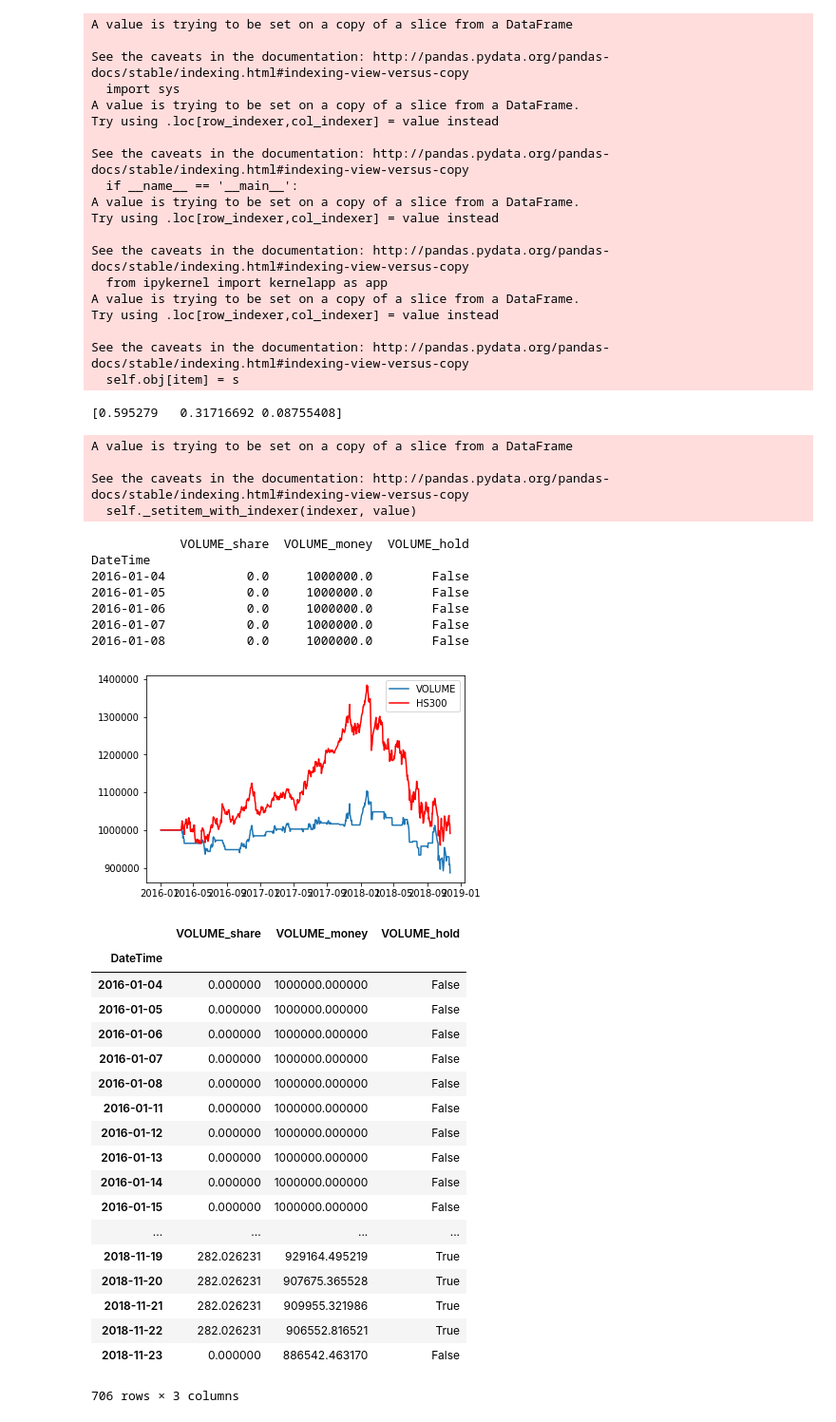
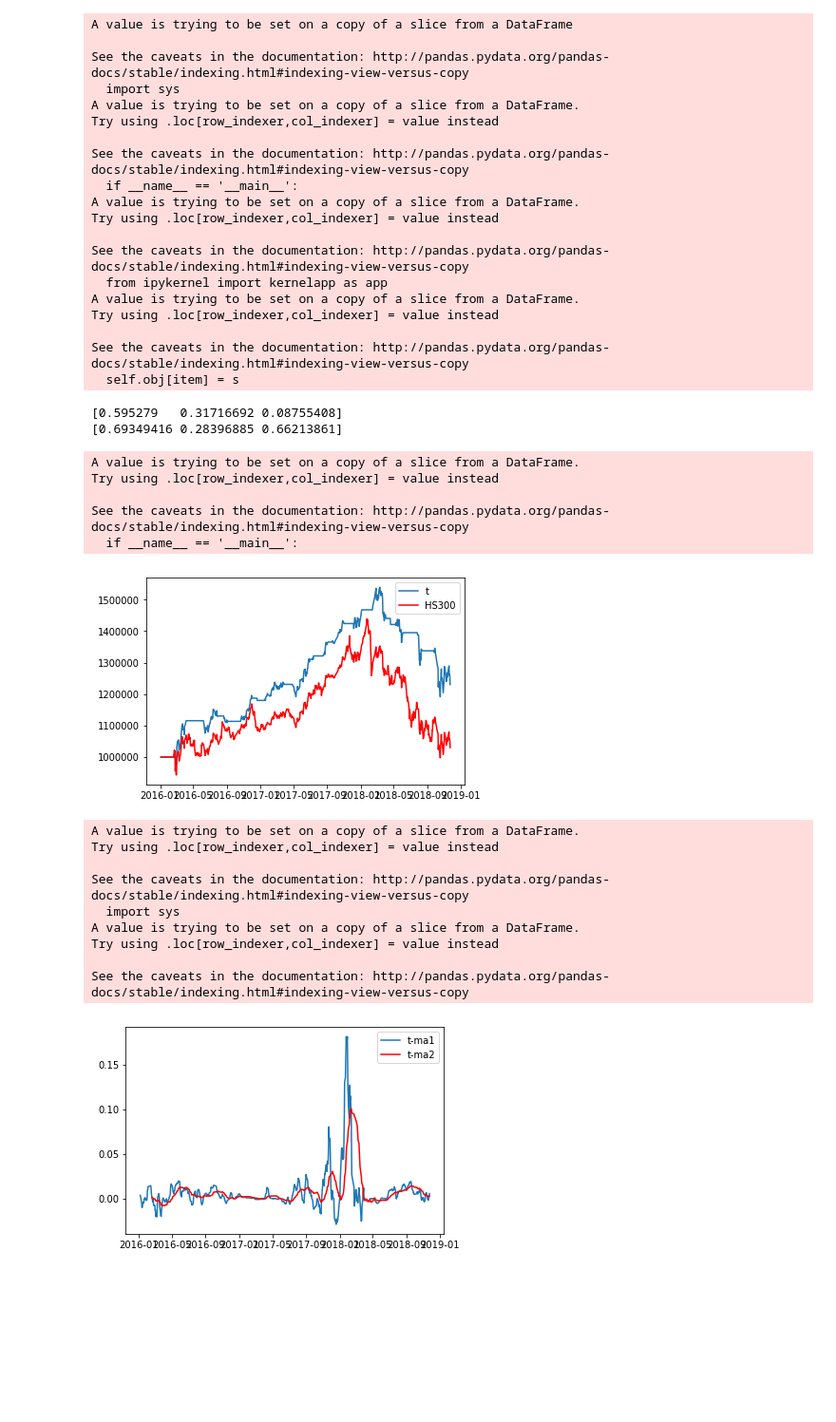
Before and after one commit to Alex-HJY/shumo2018-, a Jupyter notebook: pic/shumo2018.ipynb, the cells around one changed output. Shown at 95% size. Drawn from its saved outputs; the diff is of its cells as text; code cells hidden in the pictures; blank space fills up the shorter version.

```diff
--- a/pic/shumo2018.ipynb
+++ b/pic/shumo2018.ipynb
@@ -85,42 +87,40 @@ pca=PCA(n_components=3)
 pca.fit(data_mulpti[index_to_PCA].values)
 
 print(pca.explained_variance_ratio_)
+print(pca.components_[0])
+data_mulpti['t']=data_mulpti['VOLUME-z']*pca.components_[0][0]*\
+                data_mulpti['PE-z']*pca.components_[0][1]*\
+                    data_mulpti['total_balance-z']*pca.components_[0][2]
 # %% [output]
 [0.595279   0.31716692 0.08755408]
+[0.69349416 0.28396885 0.66213861]
+A value is trying to be set on a copy of a slice from a DataFrame.
+Try using .loc[row_indexer,col_indexer] = value instead
+
+See the caveats in the documentation: http://pandas.pydata.org/pandas-docs/stable/indexing.html#indexing-view-versus-copy
+  if __name__ == '__main__':
-# %%
-import  a3_back_test
-
-a3_back_test.back_test(d=df,y_name='VOLUME',start_year='2016',end_year='2018'
-                       ,ma1=10,ma2=20,ma3=5,ma4=20)
-# %% [output]
-A value is trying to be set on a copy of a slice from a DataFrame
-
-See the caveats in the documentation: http://pandas.pydata.org/pandas-docs/stable/indexing.html#indexing-view-versus-copy
-  self._setitem_with_indexer(indexer, value)
-            VOLUME_share  VOLUME_money  VOLUME_hold
-DateTime
-2016-01-04           0.0     1000000.0        False
-2016-01-05           0.0     1000000.0        False
-2016-01-06           0.0     1000000.0        False
-2016-01-07           0.0     1000000.0        False
-2016-01-08           0.0     1000000.0        False
-[figure, removed]
-|  | VOLUME_share | VOLUME_money | VOLUME_hold |
-| DateTime |  |  |  |
-| 2016-01-04 | 0.000000 | 1000000.000000 | False |
-| 2016-01-05 | 0.000000 | 1000000.000000 | False |
-| 2016-01-06 | 0.000000 | 1000000.000000 | False |
-| 2016-01-07 | 0.000000 | 1000000.000000 | False |
-| 2016-01-08 | 0.000000 | 1000000.000000 | False |
-| 2016-01-11 | 0.000000 | 1000000.000000 | False |
-| 2016-01-12 | 0.000000 | 1000000.000000 | False |
-| 2016-01-13 | 0.000000 | 1000000.000000 | False |
-| 2016-01-14 | 0.000000 | 1000000.000000 | False |
-| 2016-01-15 | 0.000000 | 1000000.000000 | False |
-| ... | ... | ... | ... |
-| 2018-11-19 | 282.026231 | 929164.495219 | True |
-| 2018-11-20 | 282.026231 | 907675.365528 | True |
-| 2018-11-21 | 282.026231 | 909955.321986 | True |
-| 2018-11-22 | 282.026231 | 906552.816521 | True |
-| 2018-11-23 | 0.000000 | 886542.463170 | False |
-706 rows × 3 columns
+# %%
+import  a3_back_test
+
+dff=a3_back_test.back_test(d=data_mulpti,y_name='t',start_year='2016',end_year='2018'
+                       ,ma1=10,ma2=30,ma3=10,ma4=30)
+
+d=data_mulpti['2016':'2018']
+d['t-ma1']=d['t'].rolling(5).mean()
+d['t-ma2']=d['t'].rolling(30).mean()
+plt.plot(d.index, d['t-ma1'], )
+plt.plot(d.index, d['t-ma2'], c='r')
+plt.legend()
+plt.show()
+# %% [output]
+[figure, added]
+A value is trying to be set on a copy of a slice from a DataFrame.
+Try using .loc[row_indexer,col_indexer] = value instead
+
+See the caveats in the documentation: http://pandas.pydata.org/pandas-docs/stable/indexing.html#indexing-view-versus-copy
+  import sys
+A value is trying to be set on a copy of a slice from a DataFrame.
+Try using .loc[row_indexer,col_indexer] = value instead
+
+See the caveats in the documentation: http://pandas.pydata.org/pandas-docs/stable/indexing.html#indexing-view-versus-copy
+[figure, added]
```
Also changed, not shown: parts of 1 cell of this notebook, 2 other files.
